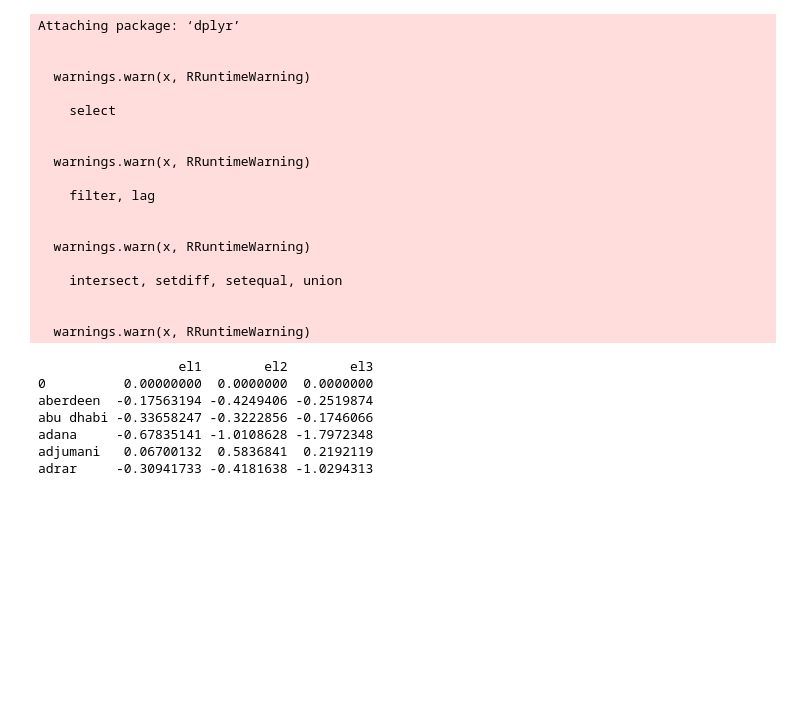
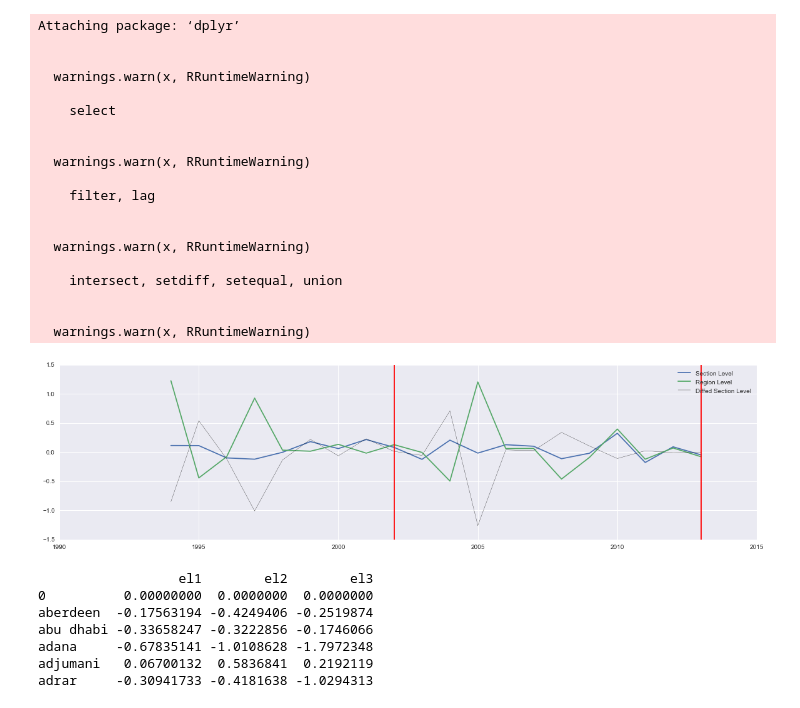
Before and after one commit to feliuserra/Luminosity, a Jupyter notebook: notebooks/model-vector_autoregression.ipynb, the cells around one changed output. Cells and saved outputs as stored; diff of their text form; code cells hidden in the pictures; blank space fills up the shorter version.

```diff
--- a/notebooks/model-vector_autoregression.ipynb
+++ b/notebooks/model-vector_autoregression.ipynb
@@ -61,6 +61,19 @@ Attaching package: ‘dplyr’
 
 
   warnings.warn(x, RRuntimeWarning)
+# %%
+df = panel.sel(city='bushehr').to_dataframe()
+plt.figure(figsize=(20,5))
+plt.plot(df.sum_lum.pct_change(), label='Section Level')
+plt.plot(df.region_sum_lum.pct_change(), label='Region Level')
+plt.plot(df.sum_lum.pct_change() - df.country_sum_lum.pct_change(), label='Diffed Section Level', c='black', lw=.3)
+for i, row in df[df['earthquake_dummy'] == True].iterrows():
+    plt.axvline(x=row.name, c='r')
+
+plt.legend()
+plt.show()
+# %% [output]
+[figure, added]
 # %%
 r_panel = panel_df.reset_index().dropna(axis=0)
 # %%
```
Also changed, not shown: parts of 1 cell of this notebook.
